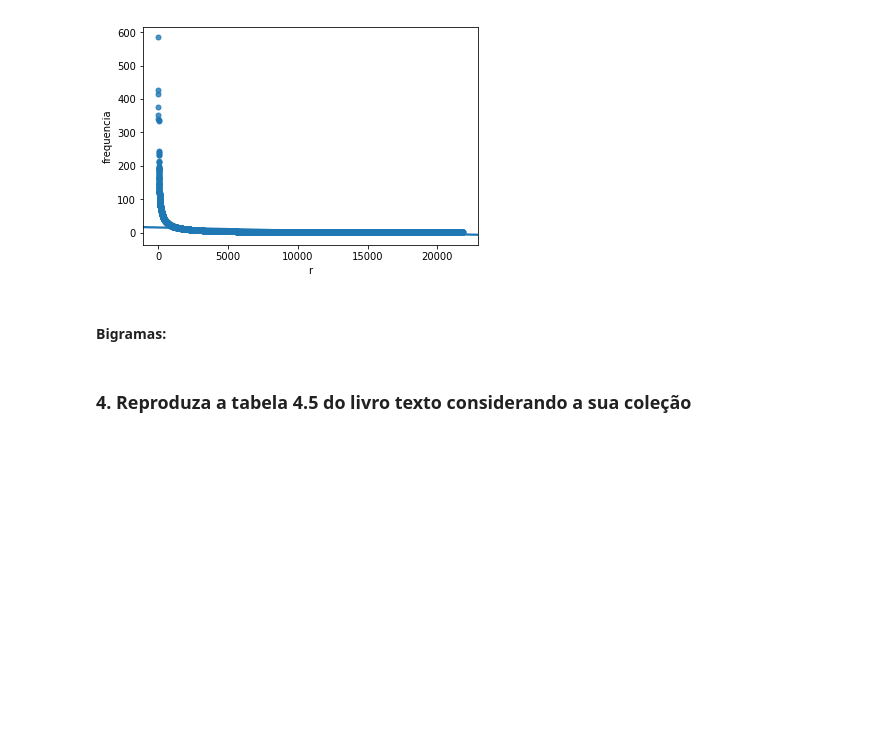
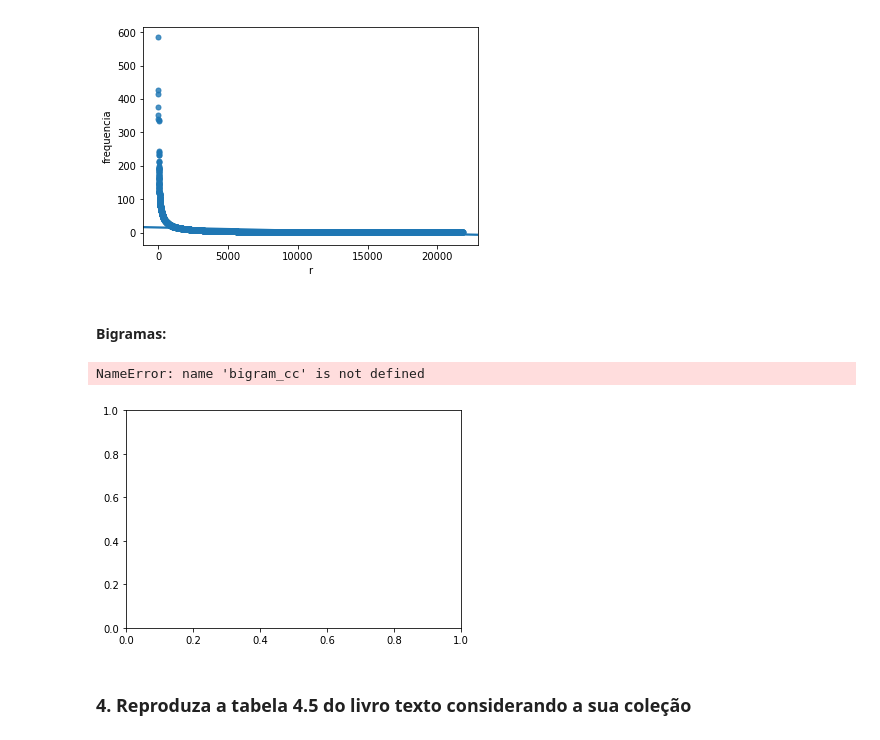
Before and after one commit to liraop/recinfo_lab2, a Jupyter notebook: lab02.ipynb, the cells around one changed output. Cells and saved outputs as stored; diff of their text form; code cells hidden in the pictures; blank space fills up the shorter version.

Commit message:
Gráfico de bigramas

```diff
--- a/lab02.ipynb
+++ b/lab02.ipynb
@@ -107,6 +107,18 @@ sns.regplot("r", "frequencia", conta_palavras, ax=axis, marker=".", scatter_kws=
 [figure]
 # %% [markdown]
 #### Bigramas:
+# %%
+conjunto_bigramas = [bigrama[0] + ' ' + bigrama[1] for bigrama in bigramas]
+df_bigramas = pd.DataFrame(conjunto_bigramas, columns=['bigrama'])
+conta_bigramas = df_bigramas.bigrama.value_counts().reset_index()
+conta_bigramas.columns = ['b', 'frequencia']
+conta_bigramas["r"] = conta_bigramas.frequencia.rank(ascending=False, method='first')
+
+function, axis = plt.subplots()
+sns.regplot("r", "frequencia", conta_bigramas, ax=axis, marker=".", scatter_kws={"s": 100})
+# %% [output]
+NameError: name 'bigram_cc' is not defined
+[figure, added]
 # %% [markdown]
 ### 4. Reproduza a tabela 4.5 do livro texto considerando a sua coleção
 # %%
```
